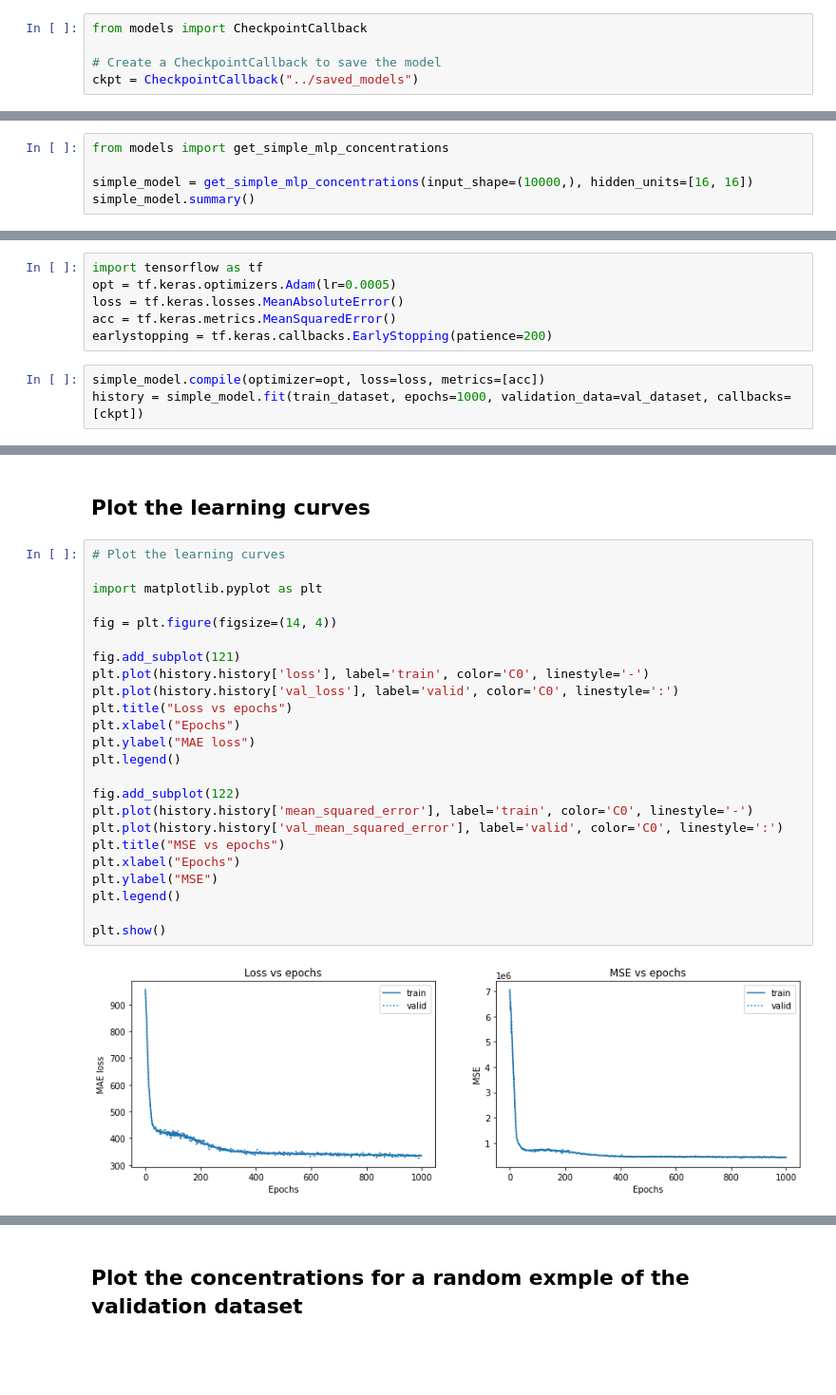
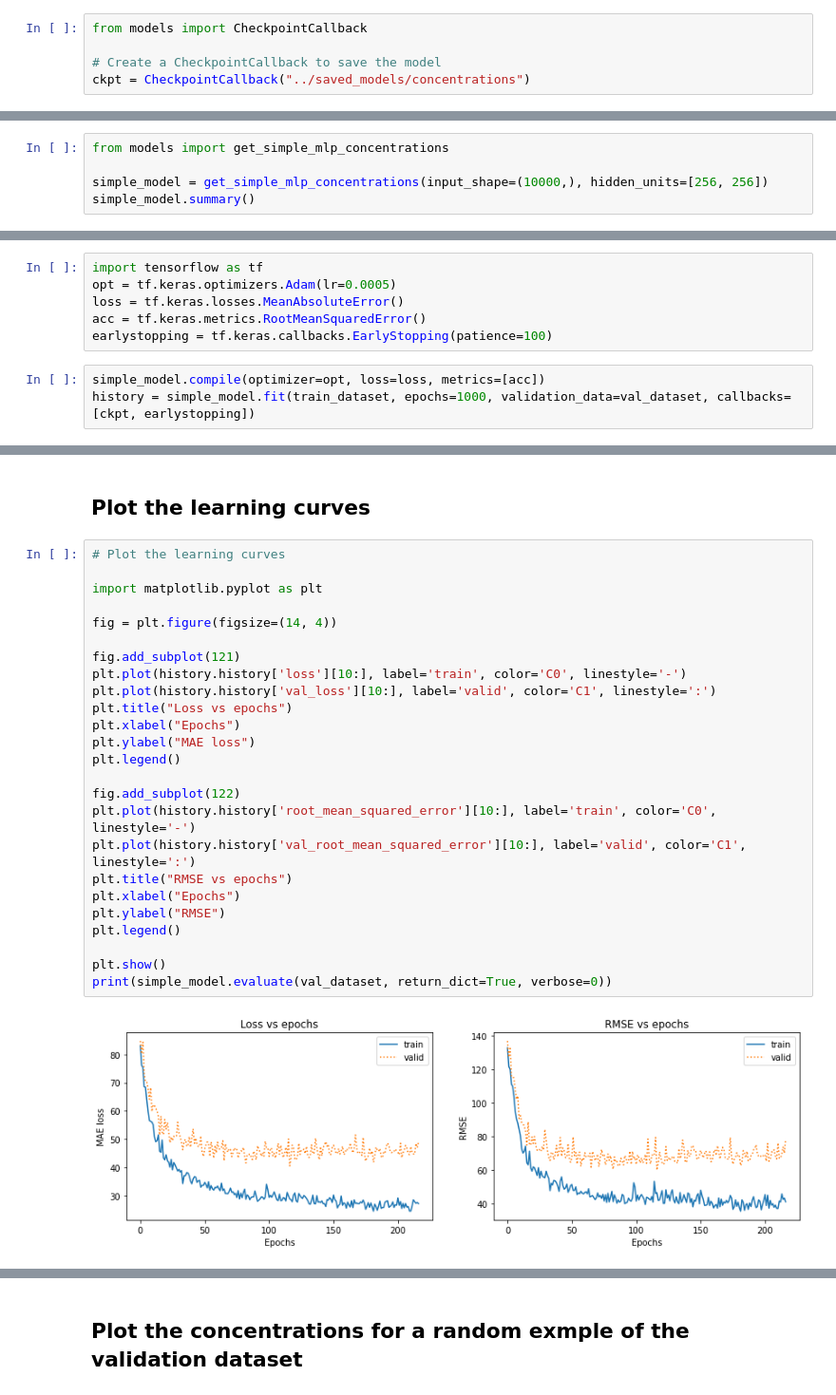
Before and after one commit to Aremaki/MscProjectNMR, a Jupyter notebook: notebooks/Multi_regression_concentrations.ipynb, the cells around one changed output, grey strips where cells are left out. Shown at 95% size. Cells and saved outputs as stored; diff of their text form; blank space fills up the shorter version.

```diff
--- a/notebooks/Multi_regression_concentrations.ipynb
+++ b/notebooks/Multi_regression_concentrations.ipynb
@@ -72,5 +73,5 @@ train_dataset, val_dataset, test_dataset = process_dataset(full_dataset, batch_s
 from models import CheckpointCallback
 
 # Create a CheckpointCallback to save the model
-ckpt = CheckpointCallback("../saved_models")
+ckpt = CheckpointCallback("../saved_models/concentrations")
 # %% [markdown]
@@ -78,6 +79,6 @@ ckpt = CheckpointCallback("../saved_models")
 # %%
 from models import get_simple_mlp_concentrations
 
-simple_model = get_simple_mlp_concentrations(input_shape=(10000,), hidden_units=[16, 16])
+simple_model = get_simple_mlp_concentrations(input_shape=(10000,), hidden_units=[256, 256])
 simple_model.summary()
 # %% [output]
@@ -127,10 +128,10 @@ _________________________________________________________________
 import tensorflow as tf
 opt = tf.keras.optimizers.Adam(lr=0.0005)
 loss = tf.keras.losses.MeanAbsoluteError()
-acc = tf.keras.metrics.MeanSquaredError()
-earlystopping = tf.keras.callbacks.EarlyStopping(patience=200)
+acc = tf.keras.metrics.RootMeanSquaredError()
+earlystopping = tf.keras.callbacks.EarlyStopping(patience=100)
 # %%
 simple_model.compile(optimizer=opt, loss=loss, metrics=[acc])
-history = simple_model.fit(train_dataset, epochs=1000, validation_data=val_dataset, callbacks=[ckpt])
+history = simple_model.fit(train_dataset, epochs=1000, validation_data=val_dataset, callbacks=[ckpt, earlystopping])
 # %% [output]
 Epoch 1/1000
@@ -155,26 +156,27 @@ Epoch 1000/1000
 # %%
 # Plot the learning curves
 
 import matplotlib.pyplot as plt
 
 fig = plt.figure(figsize=(14, 4))
 
 fig.add_subplot(121)
-plt.plot(history.history['loss'], label='train', color='C0', linestyle='-')
-plt.plot(history.history['val_loss'], label='valid', color='C0', linestyle=':')
+plt.plot(history.history['loss'][10:], label='train', color='C0', linestyle='-')
+plt.plot(history.history['val_loss'][10:], label='valid', color='C1', linestyle=':')
 plt.title("Loss vs epochs")
 plt.xlabel("Epochs")
 plt.ylabel("MAE loss")
 plt.legend()
 
 fig.add_subplot(122)
-plt.plot(history.history['mean_squared_error'], label='train', color='C0', linestyle='-')
-plt.plot(history.history['val_mean_squared_error'], label='valid', color='C0', linestyle=':')
-plt.title("MSE vs epochs")
+plt.plot(history.history['root_mean_squared_error'][10:], label='train', color='C0', linestyle='-')
+plt.plot(history.history['val_root_mean_squared_error'][10:], label='valid', color='C1', linestyle=':')
+plt.title("RMSE vs epochs")
 plt.xlabel("Epochs")
-plt.ylabel("MSE")
+plt.ylabel("RMSE")
 plt.legend()
 
 plt.show()
+print(simple_model.evaluate(val_dataset, return_dict=True, verbose=0))
 # %% [output]
-[figure, old version]
+[figure, new version]
```
Also changed, not shown: parts of 24 cells of this notebook, 12 other files.
